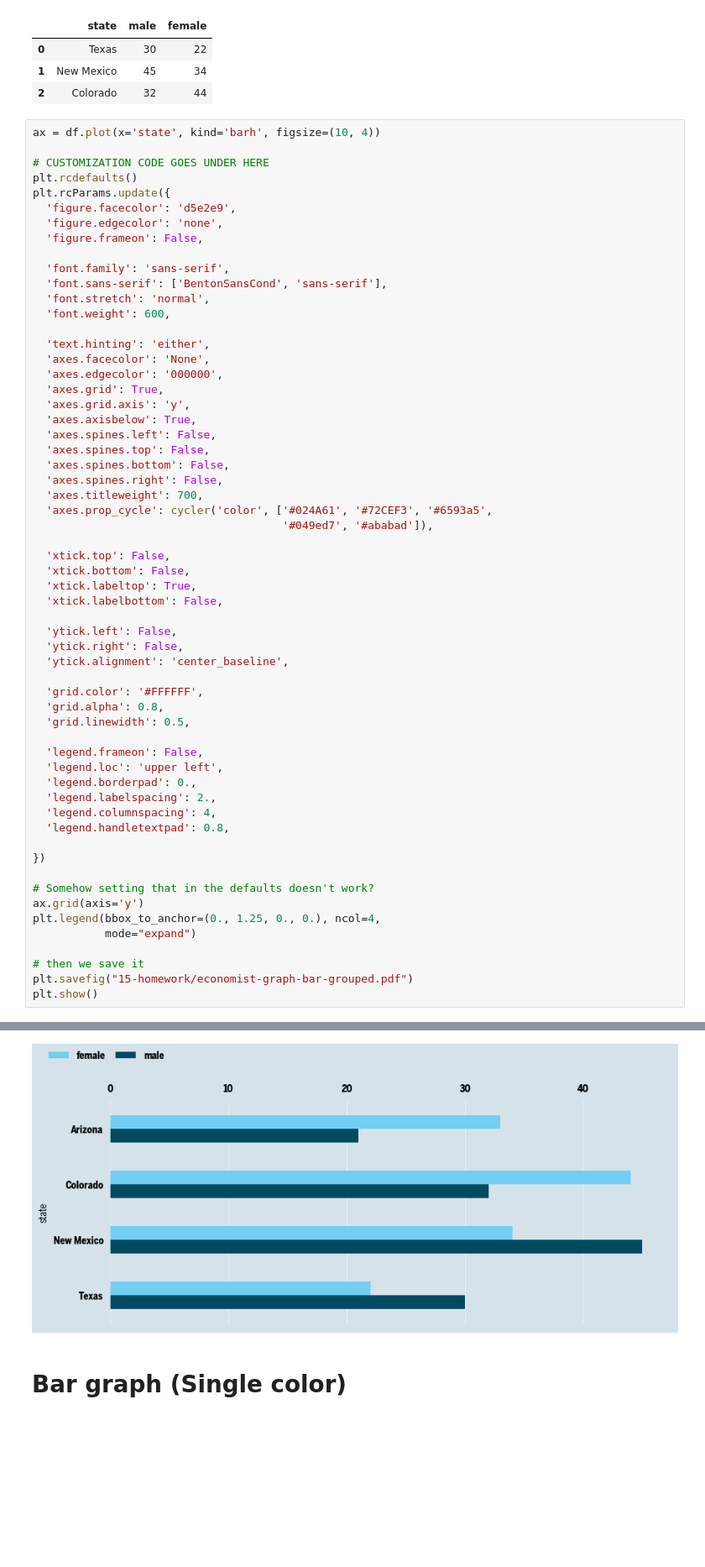
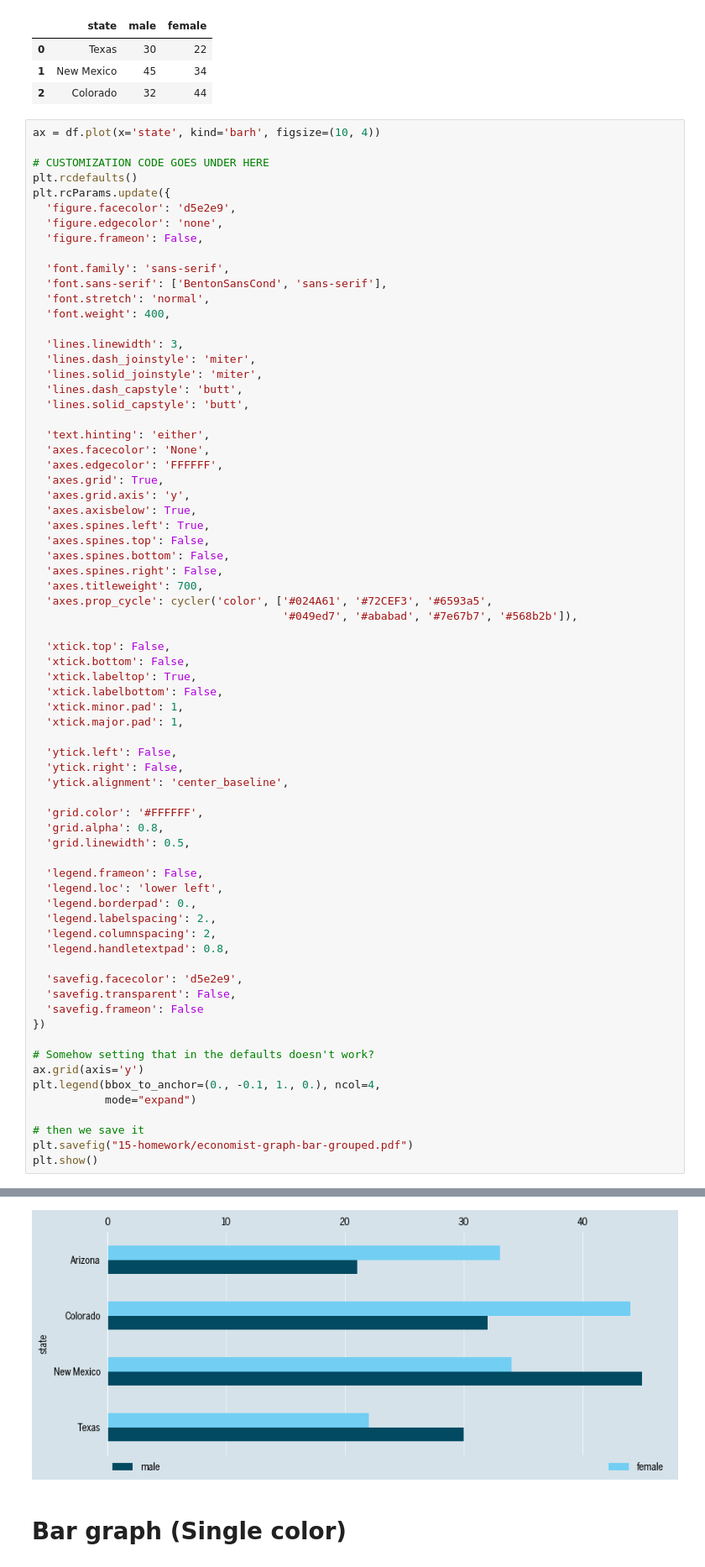
Before and after one commit to xeophin/lede-foundations, a Jupyter notebook: 15-homework/matplotlib styles - 01 - The Economist.ipynb, the cells around one changed output, grey strips where cells are left out. Shown at 84% size. Saved outputs shown, nothing was run; the diff lists cells and outputs as text; blank space fills up the shorter version.

```diff
--- a/15-homework/matplotlib styles - 01 - The Economist.ipynb
+++ b/15-homework/matplotlib styles - 01 - The Economist.ipynb
@@ -116,26 +116,34 @@ plt.rcParams.update({
   'font.family': 'sans-serif',
   'font.sans-serif': ['BentonSansCond', 'sans-serif'],
   'font.stretch': 'normal',
-  'font.weight': 600,
+  'font.weight': 400,
+
+  'lines.linewidth': 3,
+  'lines.dash_joinstyle': 'miter',
+  'lines.solid_joinstyle': 'miter',
+  'lines.dash_capstyle': 'butt',
+  'lines.solid_capstyle': 'butt',
 
   'text.hinting': 'either',
   'axes.facecolor': 'None',
-  'axes.edgecolor': '000000',
+  'axes.edgecolor': 'FFFFFF',
   'axes.grid': True,
   'axes.grid.axis': 'y',
   'axes.axisbelow': True,
-  'axes.spines.left': False,
+  'axes.spines.left': True,
   'axes.spines.top': False,
   'axes.spines.bottom': False,
   'axes.spines.right': False,
   'axes.titleweight': 700,
   'axes.prop_cycle': cycler('color', ['#024A61', '#72CEF3', '#6593a5',
-                                      '#049ed7', '#ababad']),
+                                      '#049ed7', '#ababad', '#7e67b7', '#568b2b']),
 
   'xtick.top': False,
   'xtick.bottom': False,
   'xtick.labeltop': True,
   'xtick.labelbottom': False,
+  'xtick.minor.pad': 1,
+  'xtick.major.pad': 1,
 
   'ytick.left': False,
   'ytick.right': False,
@@ -146,17 +154,20 @@ plt.rcParams.update({
   'grid.linewidth': 0.5,
 
   'legend.frameon': False,
-  'legend.loc': 'upper left',
+  'legend.loc': 'lower left',
   'legend.borderpad': 0.,
   'legend.labelspacing': 2.,
-  'legend.columnspacing': 4,
+  'legend.columnspacing': 2,
   'legend.handletextpad': 0.8,
 
+  'savefig.facecolor': 'd5e2e9',
+  'savefig.transparent': False,
+  'savefig.frameon': False
 })
 
 # Somehow setting that in the defaults doesn't work?
 ax.grid(axis='y')
-plt.legend(bbox_to_anchor=(0., 1.25, 0., 0.), ncol=4,
+plt.legend(bbox_to_anchor=(0., -0.1, 1., 0.), ncol=4,
            mode="expand")
 
 # then we save it
@@ -167,5 +177,5 @@ plt.show()
 'BentonSansCond-Book.otf' can not be subsetted into a Type 3 font. The entire font will be embedded in the output.
-[figure, old version]
+[figure, new version]
 # %% [markdown]
 # Bar graph (Single color)
 # %%
```
Also changed, not shown: parts of 4 cells of this notebook, 5 other files.
